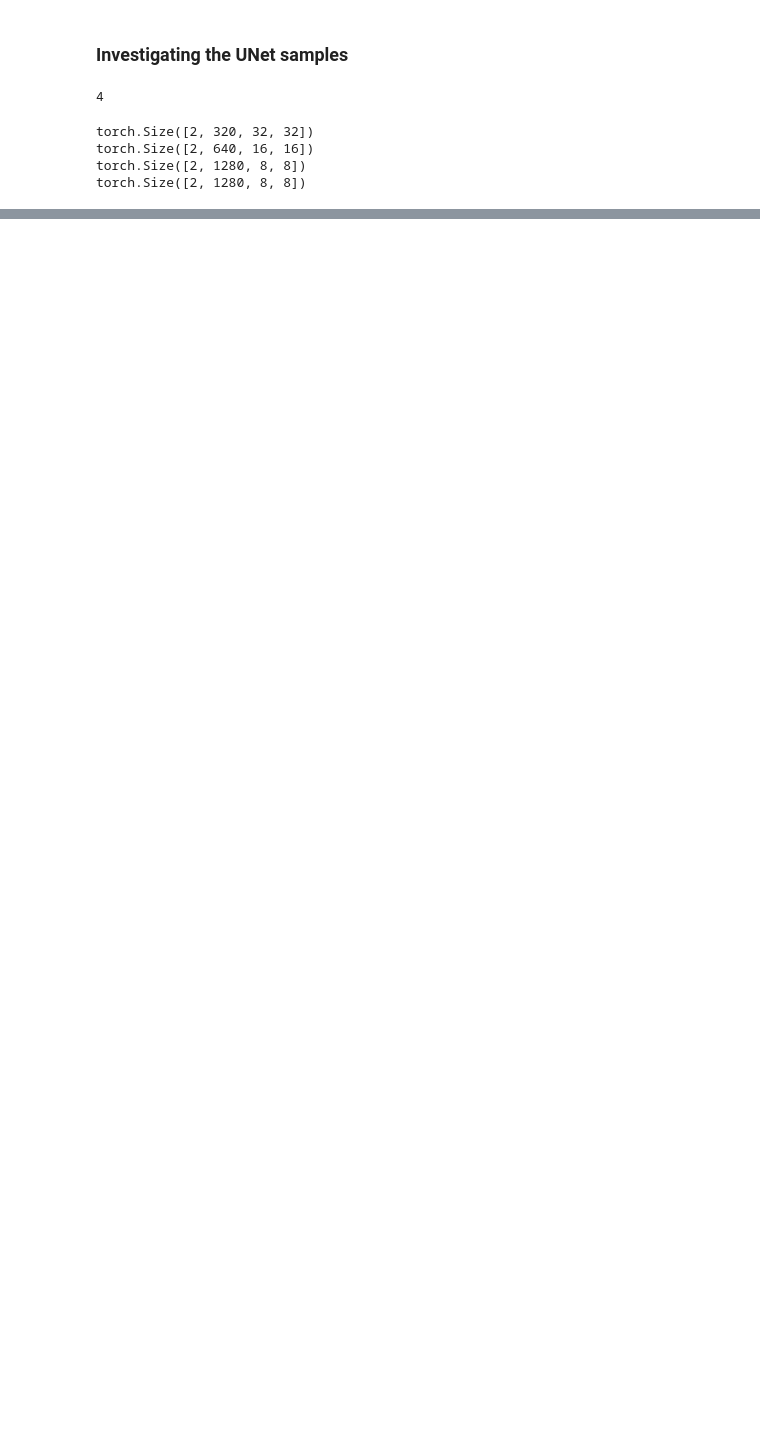
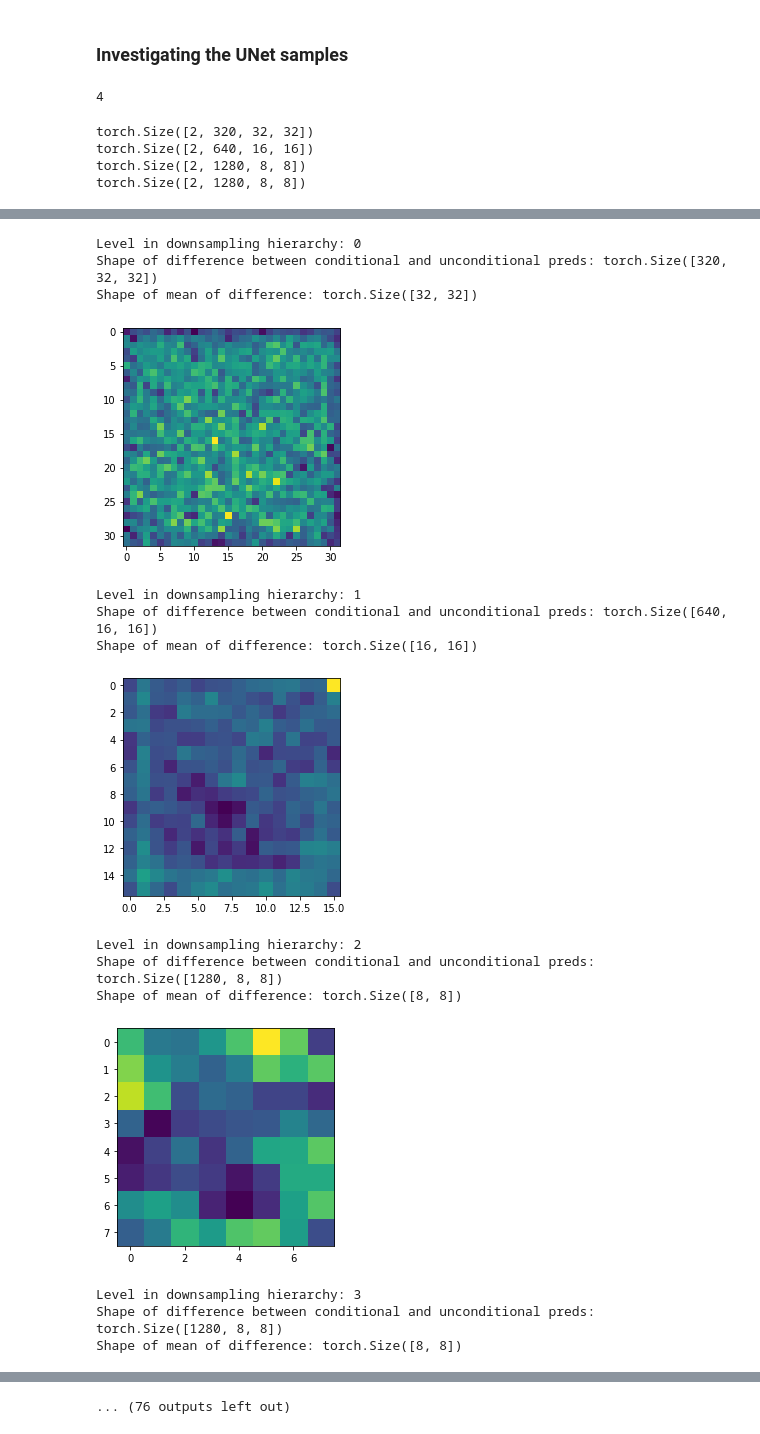
Before and after one commit to smejak/stable_diffusion_experiments, a Jupyter notebook: neuro_sd.ipynb, the cells around one changed output, grey strips where cells are left out. Cells and saved outputs as stored; diff of their text form; code cells hidden in the pictures; blank space fills up the shorter version.

```diff
--- a/neuro_sd.ipynb
+++ b/neuro_sd.ipynb
@@ -286,0 +338,11 @@ Length of sample list list: 2
+# %%
+def show_sample_reps(sample_list):
+    for i in range(len(sample_list)):
+        print(f"Level in downsampling hierarchy: {i}")
+        c, uc = sample_list[i]
+        d = c - uc
+        print(f"Shape of difference between conditional and unconditional preds: {d.shape}")
+        d_mean = d.mean(dim=0)
+        print(f"Shape of mean of difference: {d_mean.shape}")
+        plt.imshow(d_mean.detach().cpu())
+        plt.show()
@@ -286,0 +351,19 @@ Length of sample list list: 2
+# %%
+for li in sample_list_list:
+    show_sample_reps(li)
+# %% [output]
+Level in downsampling hierarchy: 0
+Shape of difference between conditional and unconditional preds: torch.Size([320, 32, 32])
+Shape of mean of difference: torch.Size([32, 32])
+[figure, added]
+Level in downsampling hierarchy: 1
+Shape of difference between conditional and unconditional preds: torch.Size([640, 16, 16])
+Shape of mean of difference: torch.Size([16, 16])
+[figure, added]
+Level in downsampling hierarchy: 2
+Shape of difference between conditional and unconditional preds: torch.Size([1280, 8, 8])
+Shape of mean of difference: torch.Size([8, 8])
+[figure, added]
+Level in downsampling hierarchy: 3
+Shape of difference between conditional and unconditional preds: torch.Size([1280, 8, 8])
+Shape of mean of difference: torch.Size([8, 8])
@@ -286,0 +379 @@ Length of sample list list: 2
+... (76 outputs left out)
```
Also changed, not shown: parts of 11 cells of this notebook.
